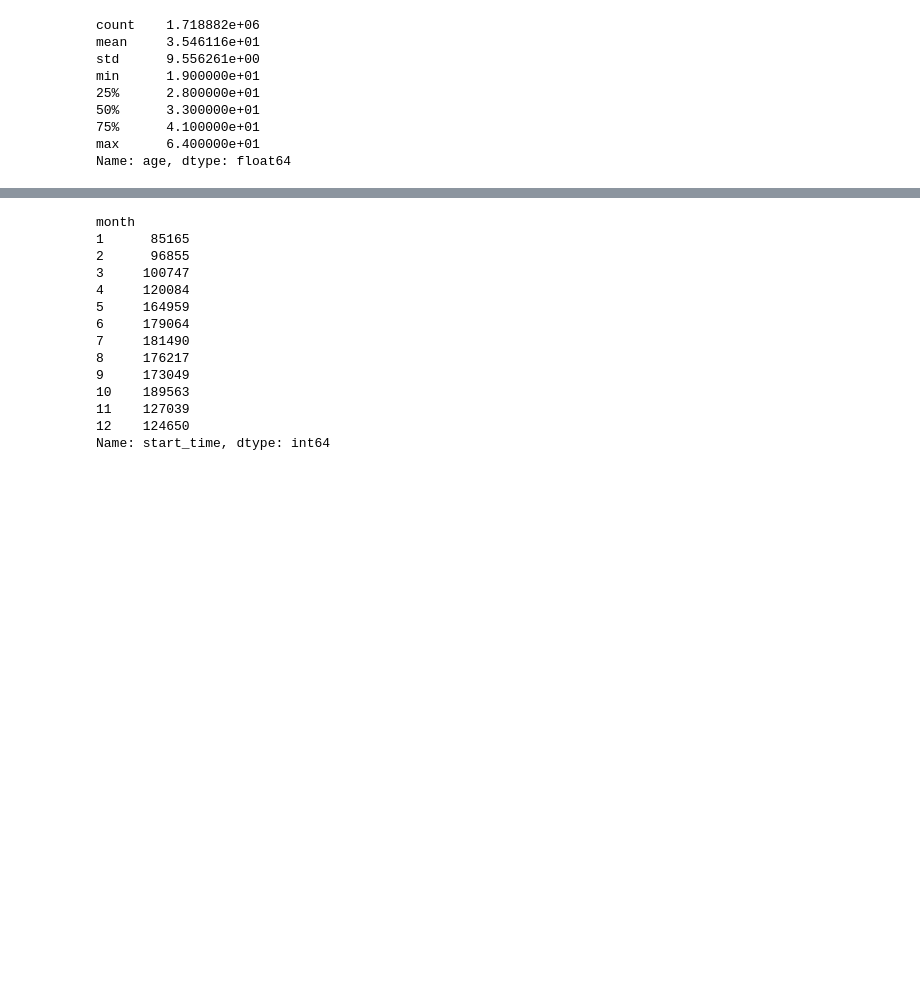
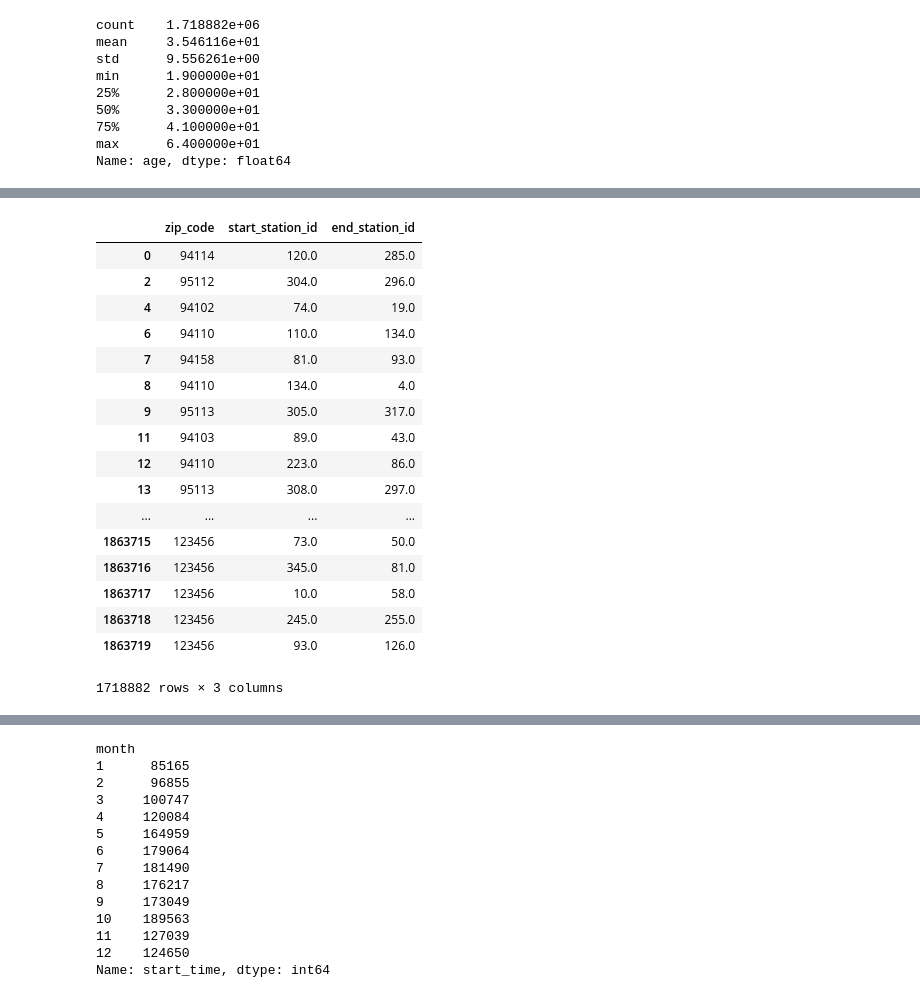
Before and after one commit to kentlum2018/ProjectONE10Jan, a Jupyter notebook: proj1_files_so_can_reclone/commit_folder/Adjustments.ipynb, the cells around one changed output, grey strips where cells are left out. Saved outputs shown, nothing was run; the diff lists cells and outputs as text; code cells hidden in the pictures; blank space fills up the shorter version.

```diff
--- a/proj1_files_so_can_reclone/commit_folder/Adjustments.ipynb
+++ b/proj1_files_so_can_reclone/commit_folder/Adjustments.ipynb
@@ -357,3 +371,30 @@ for i, zipcodes in enumerate(clean_small['zip_code']):
+# %%
+# Calculate number of stations in each zip code
+
+# Create a new dataframe with the columns zip_code, start_station_id, and end_station_id. This will be used to calculate the
+# number of stations in each zip code
+station_count_df = clean_df[['zip_code', 'start_station_id', 'end_station_id']]
+# Display the first few rows to confirm that the dataframe was created properly
+station_count_df
+# %% [output]
+|  | zip_code | start_station_id | end_station_id |
+| 0 | 94114 | 120.0 | 285.0 |
+| 2 | 95112 | 304.0 | 296.0 |
+| 4 | 94102 | 74.0 | 19.0 |
+| 6 | 94110 | 110.0 | 134.0 |
+| 7 | 94158 | 81.0 | 93.0 |
+| 8 | 94110 | 134.0 | 4.0 |
+| 9 | 95113 | 305.0 | 317.0 |
+| 11 | 94103 | 89.0 | 43.0 |
+| 12 | 94110 | 223.0 | 86.0 |
+| 13 | 95113 | 308.0 | 297.0 |
+| ... | ... | ... | ... |
+| 1863715 | 123456 | 73.0 | 50.0 |
+| 1863716 | 123456 | 345.0 | 81.0 |
+| 1863717 | 123456 | 10.0 | 58.0 |
+| 1863718 | 123456 | 245.0 | 255.0 |
+| 1863719 | 123456 | 93.0 | 126.0 |
+1718882 rows × 3 columns
 # %%
 # Set a variable, unique_count, to a groupby() object to calculate the number of stations in each zip code
 # Pass the zip_code column into groupby to count the number of stations grouped by each unique zip code
```
Also changed, not shown: parts of 10 cells of this notebook.
